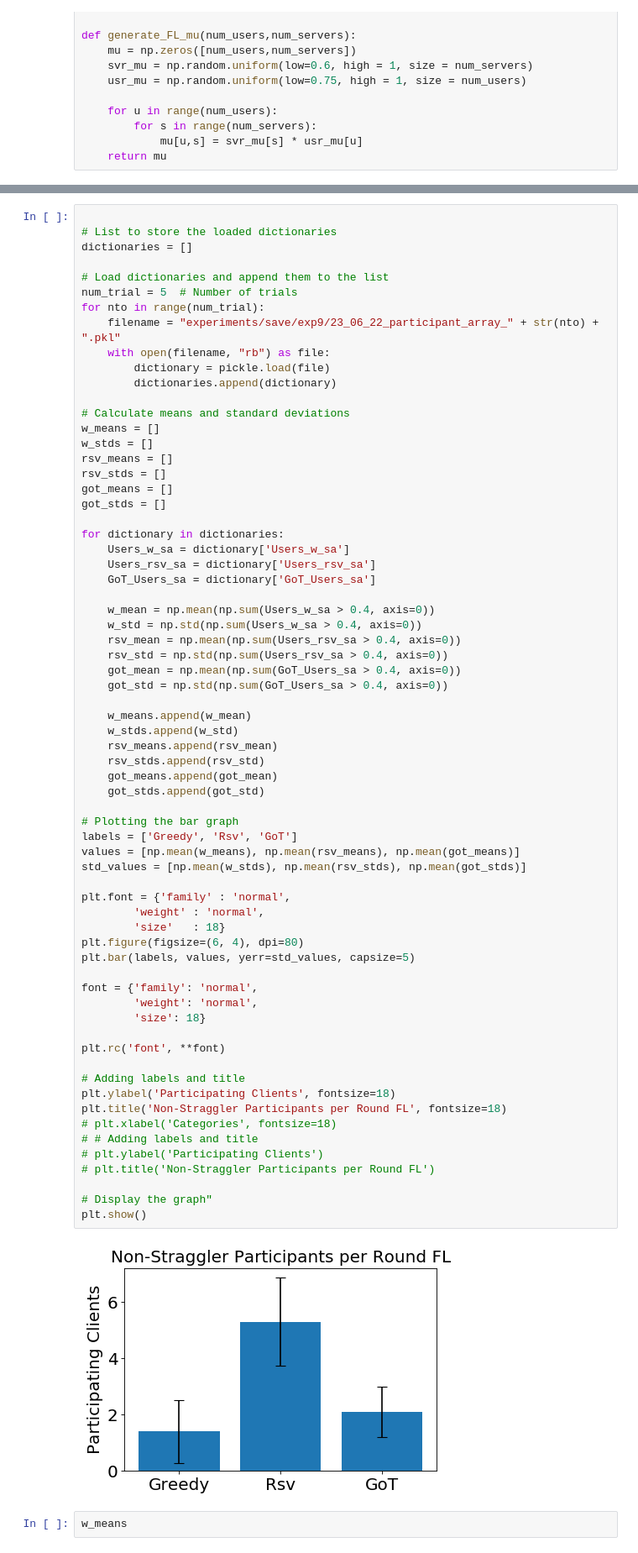
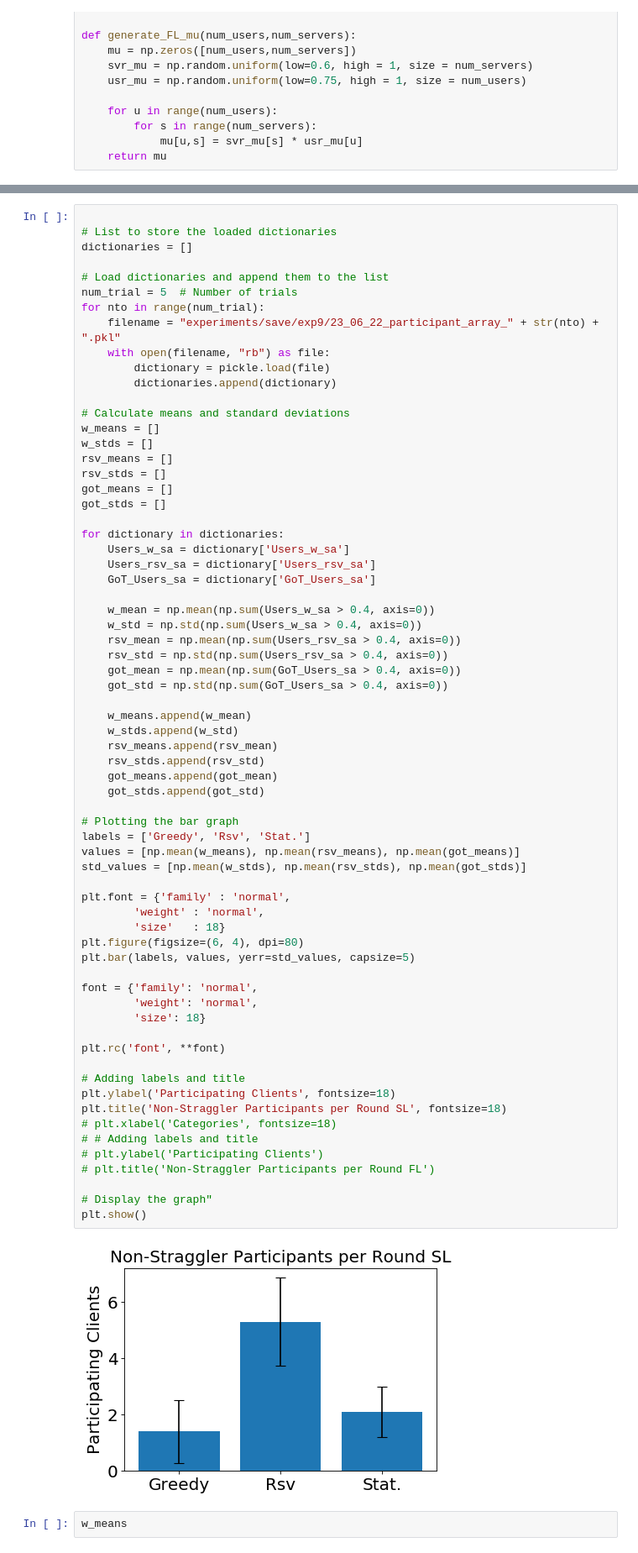
Before and after one commit to tj-kim/DistMEC, a Jupyter notebook: experiments/23_06_21 Exp9_2 Multiple Trials Run.ipynb, the cells around one changed output, grey strips where cells are left out. Shown at 84% size. Cells and saved outputs as stored; diff of their text form.

```diff
--- a/experiments/23_06_21 Exp9_2 Multiple Trials Run.ipynb
+++ b/experiments/23_06_21 Exp9_2 Multiple Trials Run.ipynb
@@ -218,36 +218,36 @@ for dictionary in dictionaries:
     rsv_stds.append(rsv_std)
     got_means.append(got_mean)
     got_stds.append(got_std)
 
 # Plotting the bar graph
-labels = ['Greedy', 'Rsv', 'GoT']
+labels = ['Greedy', 'Rsv', 'Stat.']
 values = [np.mean(w_means), np.mean(rsv_means), np.mean(got_means)]
 std_values = [np.mean(w_stds), np.mean(rsv_stds), np.mean(got_stds)]
 
 plt.font = {'family' : 'normal',
         'weight' : 'normal',
         'size'   : 18}
 plt.figure(figsize=(6, 4), dpi=80)
 plt.bar(labels, values, yerr=std_values, capsize=5)
 
 font = {'family': 'normal',
         'weight': 'normal',
         'size': 18}
 
 plt.rc('font', **font)
 
 # Adding labels and title
 plt.ylabel('Participating Clients', fontsize=18)
-plt.title('Non-Straggler Participants per Round FL', fontsize=18)
+plt.title('Non-Straggler Participants per Round SL', fontsize=18)
 # plt.xlabel('Categories', fontsize=18)
 # # Adding labels and title
 # plt.ylabel('Participating Clients')
 # plt.title('Non-Straggler Participants per Round FL')
 
 # Display the graph"
 plt.show()
 # %% [output]
-[figure, old version]
+[figure, new version]
 # %%
 w_means
 # %% [output]
```
Also changed, not shown: 1 other file.
